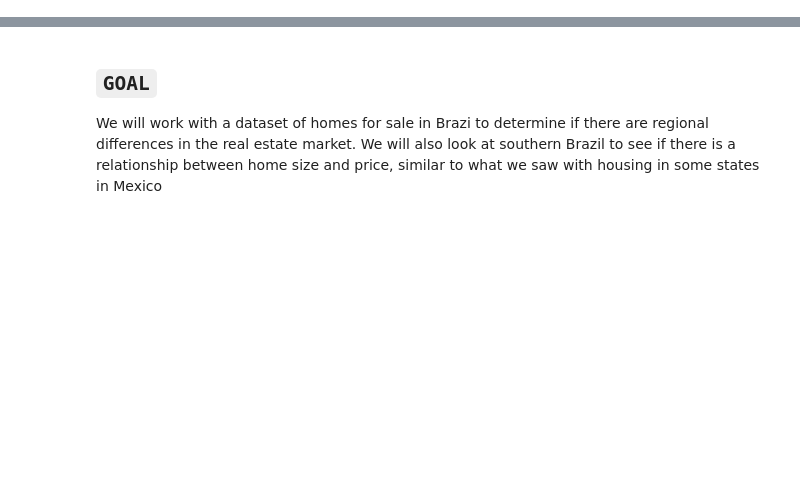
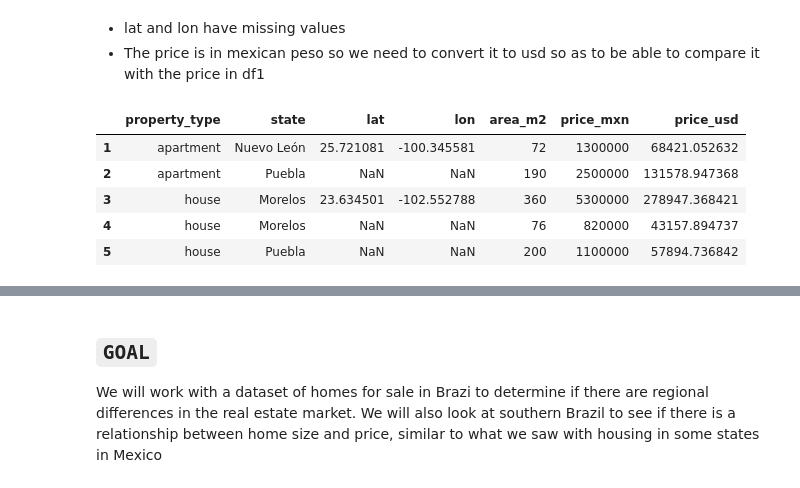
Before and after one commit to Harriet-ngomo/Real-estate-analysis-mexico-brazil, a Jupyter notebook: index.ipynb, the cells around one changed output, grey strips where cells are left out. Drawn from its saved outputs; the diff is of its cells as text; code cells hidden in the pictures; blank space fills up the shorter version.

```diff
--- a/index.ipynb
+++ b/index.ipynb
@@ -0,0 +147,4 @@
+# %%
+# drop duplicates
+df2.drop_duplicates(inplace= True)
+duplicates(df2)
@@ -0,0 +193,14 @@
+# %% [markdown]
+- lat and lon have missing values
+- The price is in mexican peso so we need to convert it to usd  so as to be able to compare it with the price in df1
+# %%
+# Convert mxn peso  to usd  considering that when this data was collected in 2014, a dollar cost 19 pesos.
+df2['price_usd'] =df2['price_mxn']/19
+df2.head()
+# %% [output]
+|  | property_type | state | lat | lon | area_m2 | price_mxn | price_usd |
+| 1 | apartment | Nuevo León | 25.721081 | -100.345581 | 72 | 1300000 | 68421.052632 |
+| 2 | apartment | Puebla | NaN | NaN | 190 | 2500000 | 131578.947368 |
+| 3 | house | Morelos | 23.634501 | -102.552788 | 360 | 5300000 | 278947.368421 |
+| 4 | house | Morelos | NaN | NaN | 76 | 820000 | 43157.894737 |
+| 5 | house | Puebla | NaN | NaN | 200 | 1100000 | 57894.736842 |
```
Also changed, not shown: parts of 48 cells of this notebook, 1 other file.
